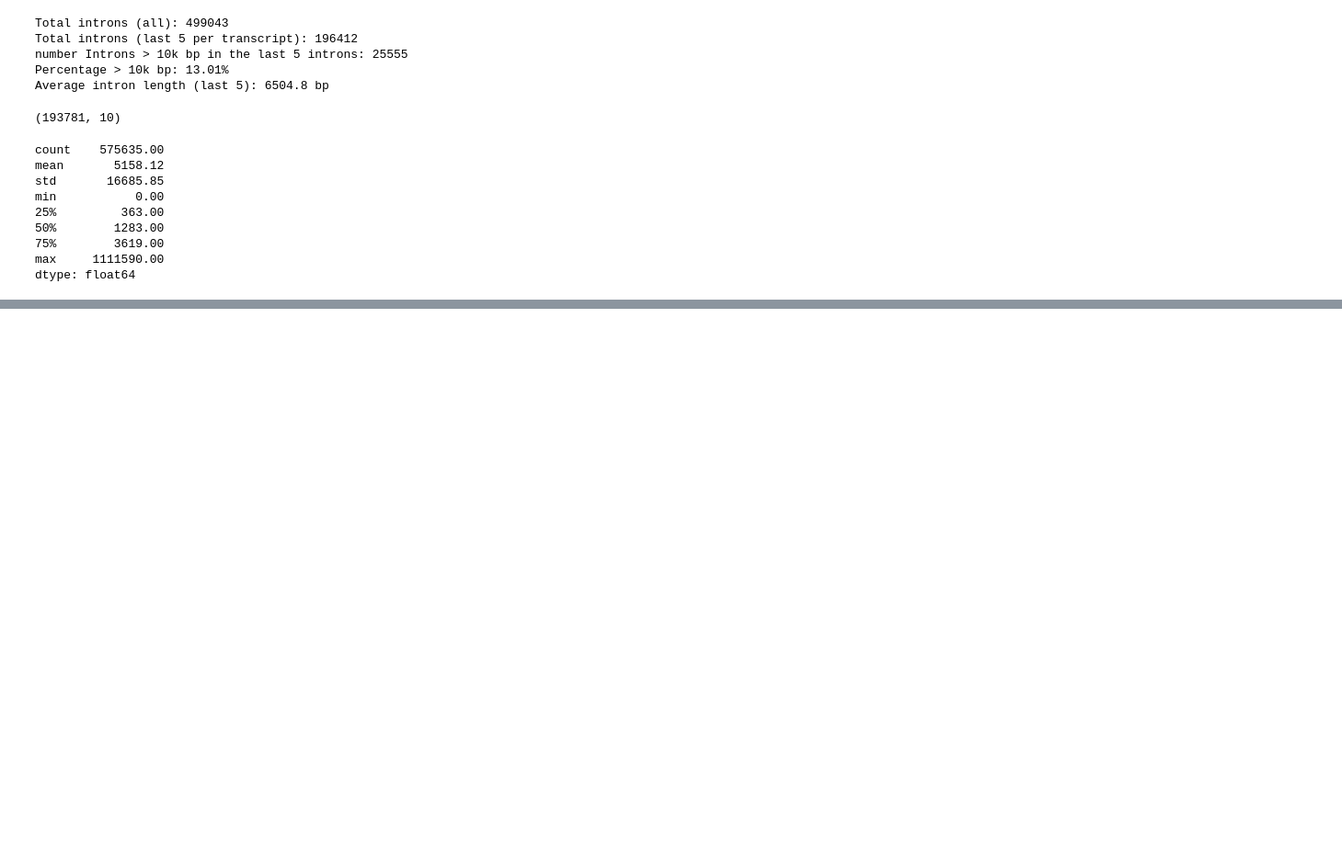
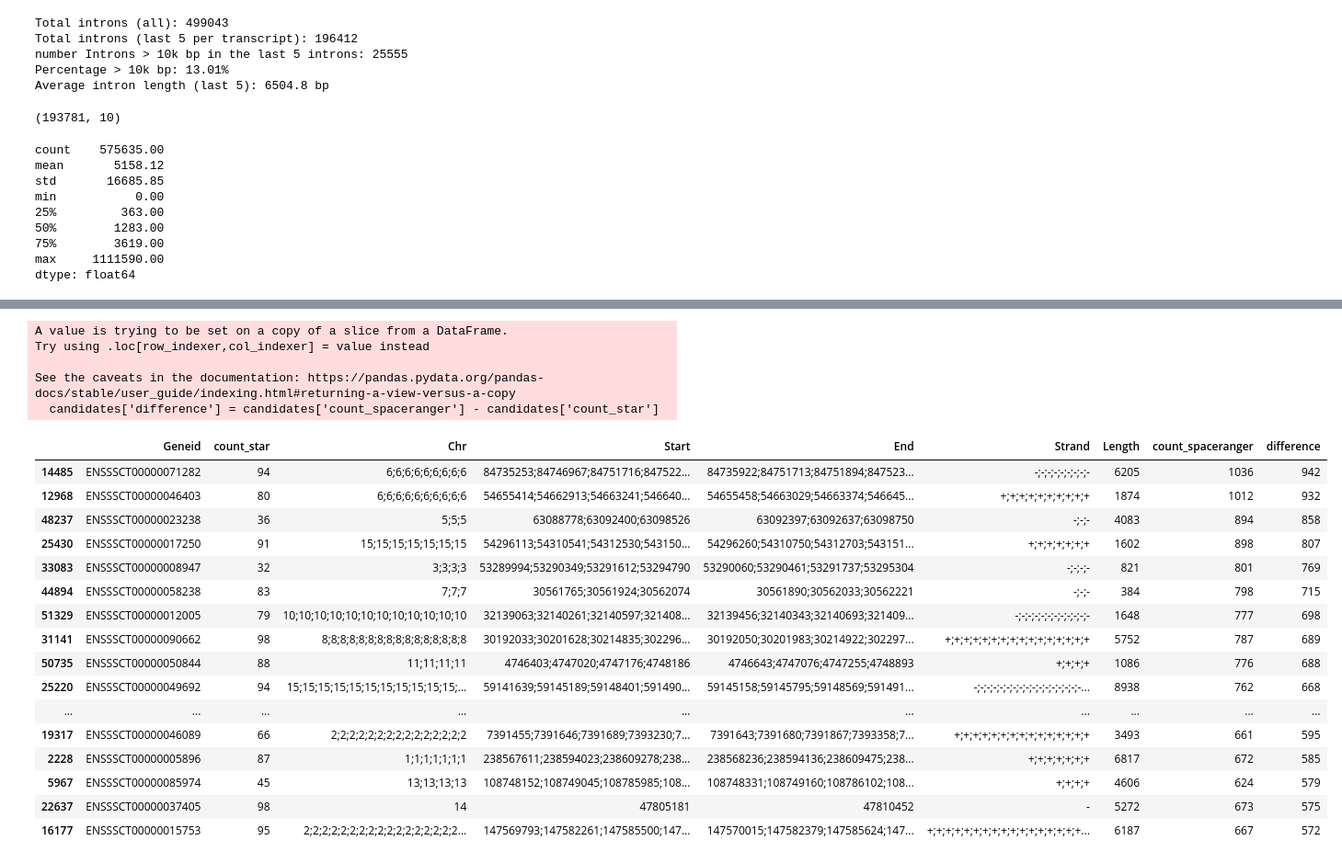
Before and after one commit to tolgatabanli/scCount_gobi, a Jupyter notebook: prototyping/playground.ipynb, the cells around one changed output, grey strips where cells are left out. Shown at 92% size. Cells and saved outputs as stored; diff of their text form; code cells hidden in the pictures; blank space fills up the shorter version.

Commit message:
trying to explain why mappers are doing different things

```diff
--- a/prototyping/playground.ipynb
+++ b/prototyping/playground.ipynb
@@ -342,0 +579,31 @@ dtype: float64
+# %%
+
+star_only_counts = star_count.drop(columns=['Chr', 'Start', 'End', 'Strand', 'Length'], inplace=False)
+merged = star_only_counts.merge(spaceranger_counts, left_on='Geneid', right_on='Geneid', how='inner', suffixes=('_star', '_spaceranger'))
+candidates = merged[(merged['count_star'] > 10) & (merged['count_star'] < 100) & (merged['count_spaceranger'] > 100)]
+candidates['difference'] = candidates['count_spaceranger'] - candidates['count_star']
+candidates = candidates.sort_values('difference', ascending=False)
+candidates.head(20)
+# %% [output]
+A value is trying to be set on a copy of a slice from a DataFrame.
+Try using .loc[row_indexer,col_indexer] = value instead
+
+See the caveats in the documentation: https://pandas.pydata.org/pandas-docs/stable/user_guide/indexing.html#returning-a-view-versus-a-copy
+  candidates['difference'] = candidates['count_spaceranger'] - candidates['count_star']
+|  | Geneid | count_star | Chr | Start | End | Strand | Length | count_spaceranger | difference |
+| 14485 | ENSSSCT00000071282 | 94 | 6;6;6;6;6;6;6;6;6 | 84735253;84746967;84751716;847522... | 84735922;84751713;84751894;847523... | -;-;-;-;-;-;-;-;- | 6205 | 1036 | 942 |
+| 12968 | ENSSSCT00000046403 | 80 | 6;6;6;6;6;6;6;6;6;6 | 54655414;54662913;54663241;546640... | 54655458;54663029;54663374;546645... | +;+;+;+;+;+;+;+;+;+ | 1874 | 1012 | 932 |
+| 48237 | ENSSSCT00000023238 | 36 | 5;5;5 | 63088778;63092400;63098526 | 63092397;63092637;63098750 | -;-;- | 4083 | 894 | 858 |
+| 25430 | ENSSSCT00000017250 | 91 | 15;15;15;15;15;15;15 | 54296113;54310541;54312530;543150... | 54296260;54310750;54312703;543151... | +;+;+;+;+;+;+ | 1602 | 898 | 807 |
+| 33083 | ENSSSCT00000008947 | 32 | 3;3;3;3 | 53289994;53290349;53291612;53294790 | 53290060;53290461;53291737;53295304 | -;-;-;- | 821 | 801 | 769 |
+| 44894 | ENSSSCT00000058238 | 83 | 7;7;7 | 30561765;30561924;30562074 | 30561890;30562033;30562221 | -;-;- | 384 | 798 | 715 |
+| 51329 | ENSSSCT00000012005 | 79 | 10;10;10;10;10;10;10;10;10;10;10;10 | 32139063;32140261;32140597;321408... | 32139456;32140343;32140693;321409... | -;-;-;-;-;-;-;-;-;-;-;- | 1648 | 777 | 698 |
+| 31141 | ENSSSCT00000090662 | 98 | 8;8;8;8;8;8;8;8;8;8;8;8;8;8;8;8 | 30192033;30201628;30214835;302296... | 30192050;30201983;30214922;302297... | +;+;+;+;+;+;+;+;+;+;+;+;+;+;+;+ | 5752 | 787 | 689 |
+| 50735 | ENSSSCT00000050844 | 88 | 11;11;11;11 | 4746403;4747020;4747176;4748186 | 4746643;4747076;4747255;4748893 | +;+;+;+ | 1086 | 776 | 688 |
+| 25220 | ENSSSCT00000049692 | 94 | 15;15;15;15;15;15;15;15;15;15;15;... | 59141639;59145189;59148401;591490... | 59145158;59145795;59148569;591491... | -;-;-;-;-;-;-;-;-;-;-;-;-;-;-;-;-... | 8938 | 762 | 668 |
+| ... | ... | ... | ... | ... | ... | ... | ... | ... | ... |
+| 19317 | ENSSSCT00000046089 | 66 | 2;2;2;2;2;2;2;2;2;2;2;2;2;2;2 | 7391455;7391646;7391689;7393230;7... | 7391643;7391680;7391867;7393358;7... | +;+;+;+;+;+;+;+;+;+;+;+;+;+;+ | 3493 | 661 | 595 |
+| 2228 | ENSSSCT00000005896 | 87 | 1;1;1;1;1;1;1 | 238567611;238594023;238609278;238... | 238568236;238594136;238609475;238... | +;+;+;+;+;+;+ | 6817 | 672 | 585 |
+| 5967 | ENSSSCT00000085974 | 45 | 13;13;13;13 | 108748152;108749045;108785985;108... | 108748331;108749160;108786102;108... | +;+;+;+ | 4606 | 624 | 579 |
+| 22637 | ENSSSCT00000037405 | 98 | 14 | 47805181 | 47810452 | - | 5272 | 673 | 575 |
+| 16177 | ENSSSCT00000015753 | 95 | 2;2;2;2;2;2;2;2;2;2;2;2;2;2;2;2;2... | 147569793;147582261;147585500;147... | 147570015;147582379;147585624;147... | +;+;+;+;+;+;+;+;+;+;+;+;+;+;+;+;+... | 6187 | 667 | 572 |
```
Also changed, not shown: parts of 8 cells of this notebook, 2 other files.
